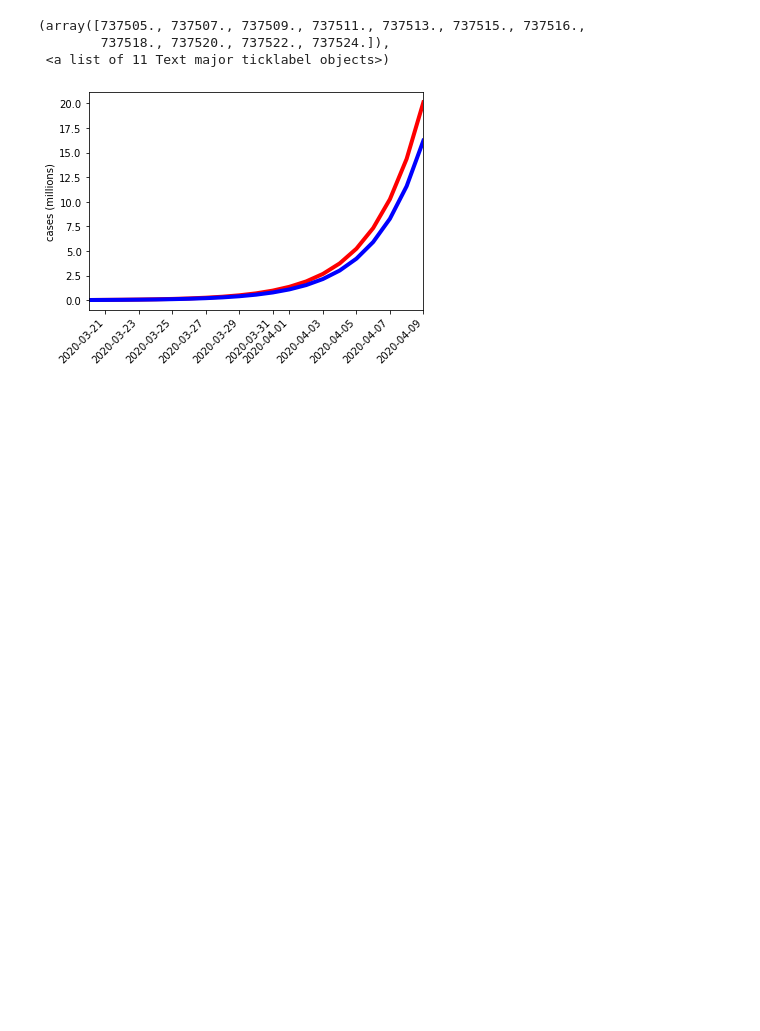
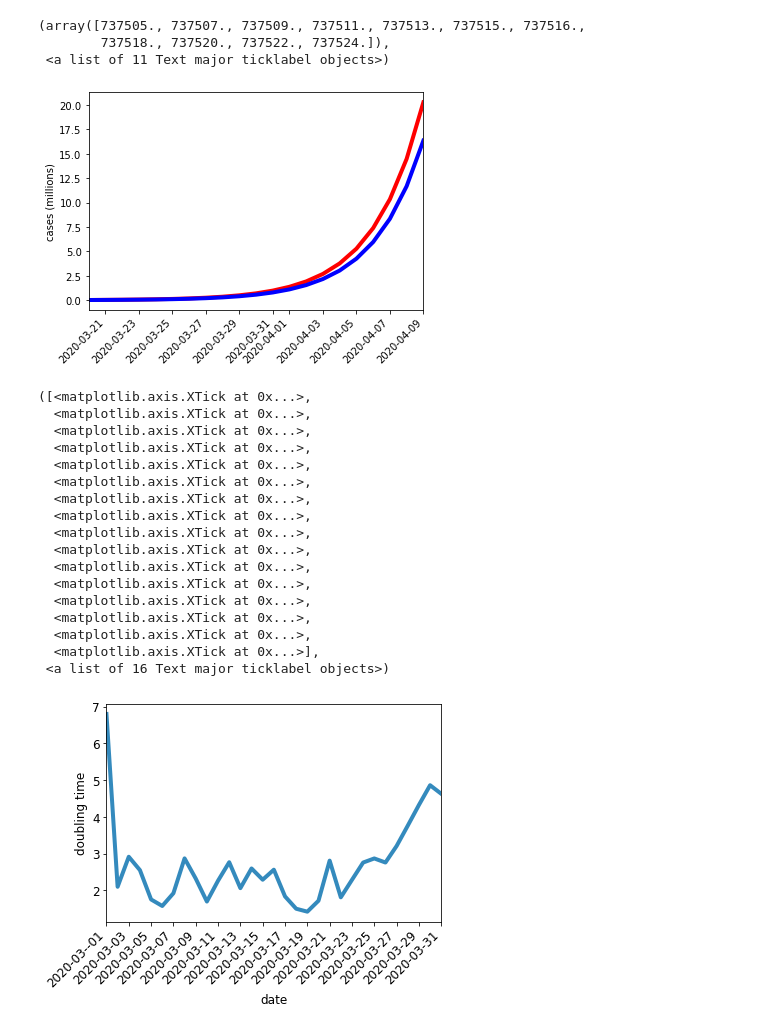
Before and after one commit to philip-mach/herd-immunity, a Jupyter notebook: notebooks/US worst case.ipynb, the cells around one changed output. Cells and saved outputs as stored; diff of their text form; code cells hidden in the pictures; blank space fills up the shorter version.

Commit message:
Added doubling time graph

```diff
--- a/notebooks/US worst case.ipynb
+++ b/notebooks/US worst case.ipynb
@@ -23,9 +34,11 @@ import matplotlib.ticker as ticker
 initialcases = 19383
 startdate = datetime.date(2020,3,20)
 enddate = datetime.date(2020,4,10)
-startcase = 19383
+startcase = 19551
 highIncreaseRate = 1.4
 lowIncreaseRate = 1.24
+
+initialdoublingtime = 6.8 # calculated by hand: easier to initialised array and not significant to argument
 # %%
 dates = np.arange (startdate, enddate, 1)
 caseslow = np.arange (1.0, dates.size+1)
@@ -64,0 +115,43 @@ plt.xticks(rotation=45, ha='right')
+# %%
+for i in range(len(marchcases)):
+    if marchcases[i][2] == 0.0:
+        marchcases[i][2] = marchcases[i][1]/marchcases[i-1][1]-1
+    if marchcases[i][3] == 0.0:
+        marchcases[i][3] = 0.7/marchcases[i][2];
+
+        # uncomment to check output
+#print(marchcases)
+#print((marchcases[1][2]))
+# %%
+doublingtimes = [row[3] for row in marchcases]
+dates = [row[0] for row in marchcases];
+# %%
+plt.autoscale(enable=True, axis='x', tight=True)
+plt.rcParams.update({'font.size': 18})
+plt.plot(dates, doublingtimes, '-', color="#348ABD", label='$Herd Immunity$', lw=4)
+plt.xlabel('date')
+plt.ylabel('doubling time')
+plt.xticks(rotation=45, ha='right')
+plt.xticks(np.arange(0, 31, step=2))
+
+# uncomment and adjust path to save PDF
+# plt.savefig("/Users/philip/Desktop/doublingtime.pdf", bbox_inches='tight');
+# %% [output]
+([<matplotlib.axis.XTick at 0x...>,
+  <matplotlib.axis.XTick at 0x...>,
+  <matplotlib.axis.XTick at 0x...>,
+  <matplotlib.axis.XTick at 0x...>,
+  <matplotlib.axis.XTick at 0x...>,
+  <matplotlib.axis.XTick at 0x...>,
+  <matplotlib.axis.XTick at 0x...>,
+  <matplotlib.axis.XTick at 0x...>,
+  <matplotlib.axis.XTick at 0x...>,
+  <matplotlib.axis.XTick at 0x...>,
+  <matplotlib.axis.XTick at 0x...>,
+  <matplotlib.axis.XTick at 0x...>,
+  <matplotlib.axis.XTick at 0x...>,
+  <matplotlib.axis.XTick at 0x...>,
+  <matplotlib.axis.XTick at 0x...>,
+  <matplotlib.axis.XTick at 0x...>],
+ <a list of 16 Text major ticklabel objects>)
+[figure, added]
```
Also changed, not shown: parts of 4 cells of this notebook.
